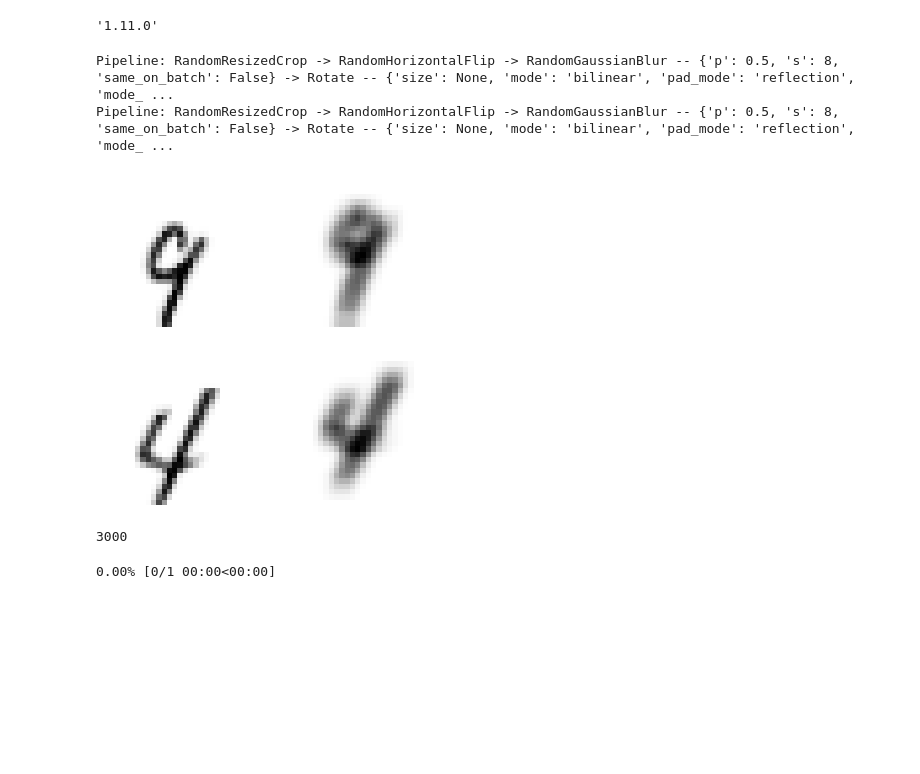
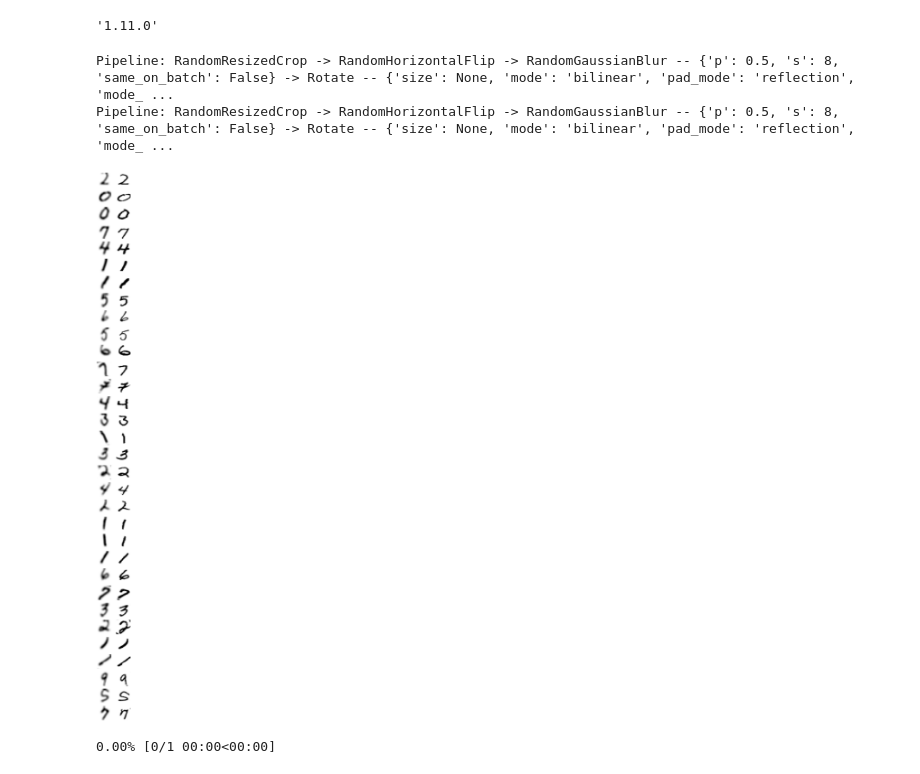
Before and after one commit to hamish-haggerty/AI-hacking, a Jupyter notebook: SSL/BT_MNIST.ipynb, the cells around one changed output. Saved outputs shown, nothing was run; the diff lists cells and outputs as text; code cells hidden in the pictures; blank space fills up the shorter version.

```diff
--- a/SSL/BT_MNIST.ipynb
+++ b/SSL/BT_MNIST.ipynb
@@ -107,7 +107,7 @@ class BarlowTwins(Callback):
         return show_batch(x1[0], None, images, max_n=len(images), nrows=n)
 # %%
 #Get the dataloader and set batch size
-bs=512
+bs=32
 path = untar_data(URLs.MNIST)
 items = get_image_files(path/'training') #i.e. NOT testing!!!
 split = RandomSplitter(valid_pct=0.95) #randomly split training set into training and validation
@@ -117,28 +117,24 @@ dls = tds.dataloaders(bs=bs,num_workers=0, after_item=[ToTensor(), IntToFloatTen
 # %%
 #A "reasonable" composite augmentation: initially copy pasted BT. We run this cell a few times to check it makes sense
 #Also define encoder and model
 fastai_encoder = create_encoder('xresnet18', n_in=1, pretrained=False)
 model = create_barlow_twins_model(fastai_encoder, hidden_size=100,projection_size=100)# projection_size=1024)
 #So aside from size, randomresizedcrop takes in two args: resize_scale and resize_ratio. So we want to put in
 #values for these which is tantamount to doing nothing
 #So if we choose resize_scale=(1,1) then the images look the same.
 #IMPORTANT: So this aug pipelines, insofar as I can tell at the moment, is tantamount to "do nothing"
-aug_pipelines = get_barlow_twins_aug_pipelines(size=28, rotate=True,flip_p=0,resize_scale=(0.7,1), jitter=False, bw=False,blur=True,blur_p=0.5,blur_s=8, stats=None, cuda=False)
+aug_pipelines = get_barlow_twins_aug_pipelines(same_on_batch=False,size=28, rotate=True,flip_p=0,resize_scale=(0.7,1), jitter=False, bw=False,blur=True,blur_p=0.5,blur_s=8, stats=None, cuda=False)
 learn = Learner(dls, model, cbs=[BarlowTwins(aug_pipelines, print_augs=True)])
 dls.valid.bs = len(dls.valid_ds) #Set the validation dataloader batch size to be the length of the validation dataset
 
 b = dls.one_batch()
 learn._split(b)
 learn('before_batch')
-axes = learn.barlow_twins.show(n=2)
+axes = learn.barlow_twins.show(n=32)
 # %% [output]
 Pipeline: RandomResizedCrop -> RandomHorizontalFlip -> RandomGaussianBlur -- {'p': 0.5, 's': 8, 'same_on_batch': False} -> Rotate -- {'size': None, 'mode': 'bilinear', 'pad_mode': 'reflection', 'mode_ ...
 Pipeline: RandomResizedCrop -> RandomHorizontalFlip -> RandomGaussianBlur -- {'p': 0.5, 's': 8, 'same_on_batch': False} -> Rotate -- {'size': None, 'mode': 'bilinear', 'pad_mode': 'reflection', 'mode_ ...
-[figure, old version]
+[figure, new version]
-# %%
-len(dls.train_ds)
-# %% [output]
-3000
 # %%
 #Simple linear classifier
 class LinearClassifier(nn.Module):
```
Also changed, not shown: 6 other files.
